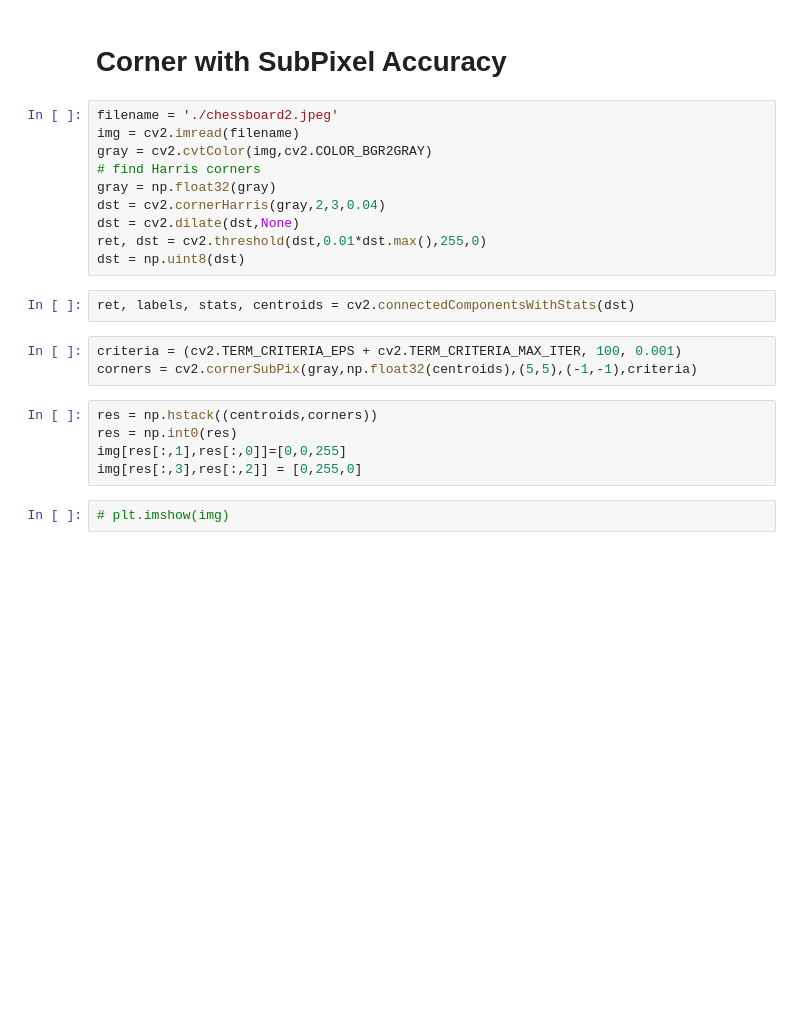
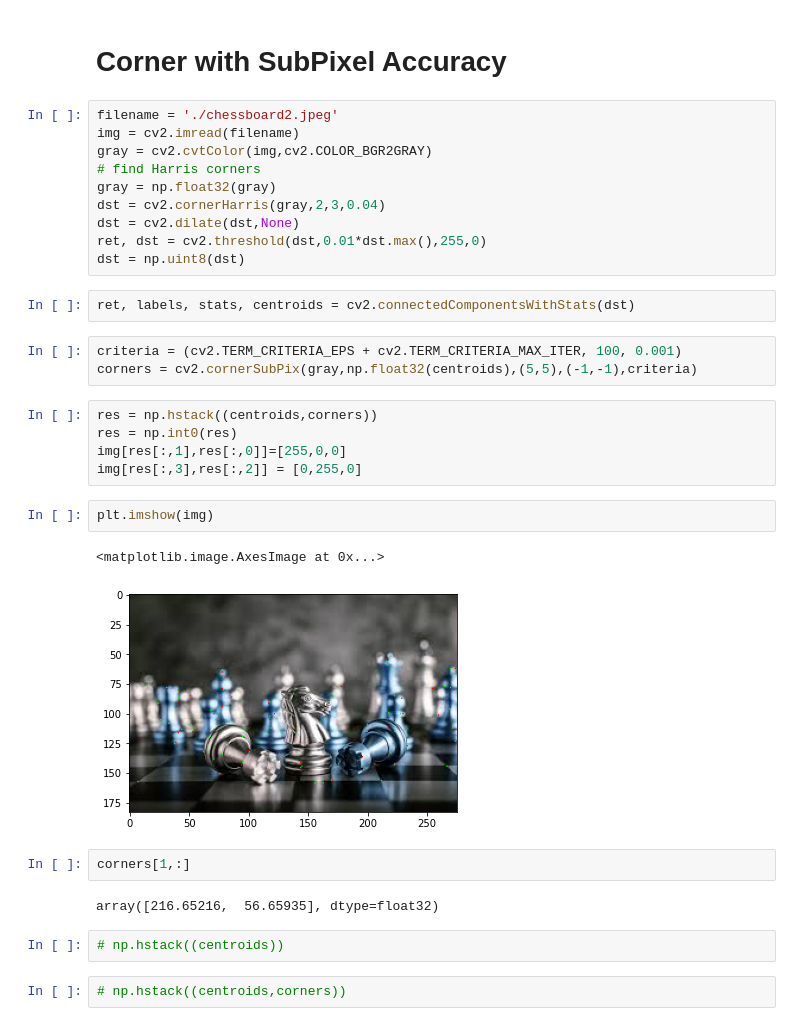
Before and after one commit to Amjid-Ali/OpenCv, a Jupyter notebook: Features Detection/corner detection/Untitled.ipynb, the cells around one changed output. Cells and saved outputs as stored; diff of their text form; blank space fills up the shorter version.

```diff
--- a/Features Detection/corner detection/Untitled.ipynb
+++ b/Features Detection/corner detection/Untitled.ipynb
@@ -47,7 +57,18 @@ corners = cv2.cornerSubPix(gray,np.float32(centroids),(5,5),(-1,-1),criteria)
 # %%
 res = np.hstack((centroids,corners))
 res = np.int0(res)
-img[res[:,1],res[:,0]]=[0,0,255]
+img[res[:,1],res[:,0]]=[255,0,0]
 img[res[:,3],res[:,2]] = [0,255,0]
 # %%
-# plt.imshow(img)
+plt.imshow(img)
+# %% [output]
+<matplotlib.image.AxesImage at 0x...>
+[figure, added]
+# %%
+corners[1,:]
+# %% [output]
+array([216.65216,  56.65935], dtype=float32)
+# %%
+# np.hstack((centroids))
+# %%
+# np.hstack((centroids,corners))
```
Also changed, not shown: parts of 8 cells of this notebook, 18 other files.
